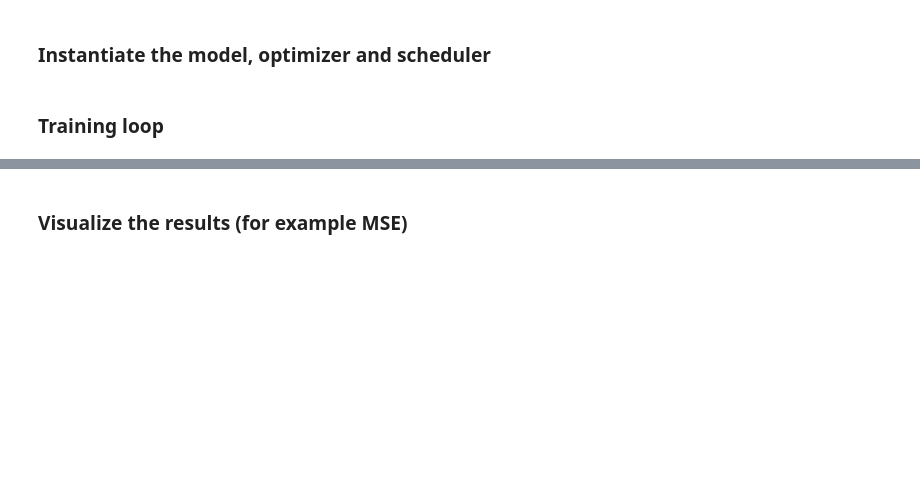
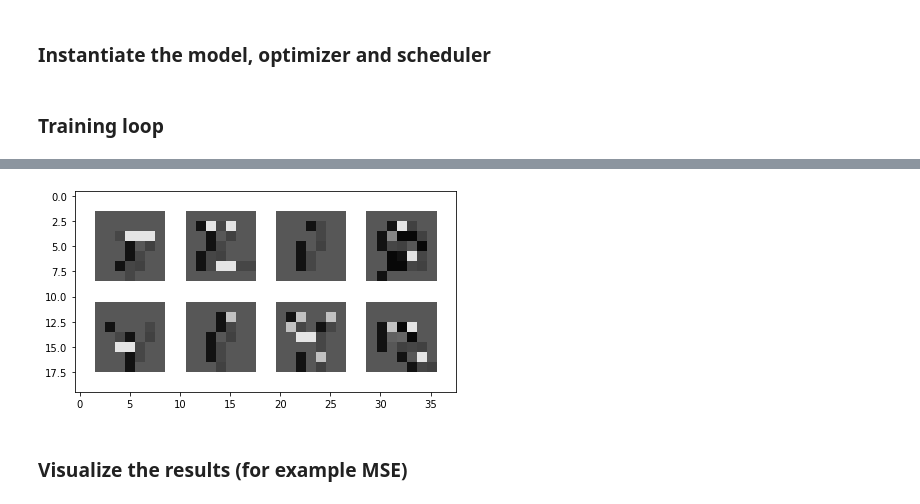
Before and after one commit to broadinstitute/genus, a Jupyter notebook: src/notebook6_VQ-VAE_MNIST.ipynb, the cells around one changed output, grey strips where cells are left out. Saved outputs shown, nothing was run; the diff lists cells and outputs as text; code cells hidden in the pictures; blank space fills up the shorter version.

```diff
--- a/src/notebook6_VQ-VAE_MNIST.ipynb
+++ b/src/notebook6_VQ-VAE_MNIST.ipynb
@@ -284,3 +387,7 @@ show_batch(output.imgs)
+# %%
+show_batch(output.inference.index, n_padding=2, pad_value=255)
+# %% [output]
+[figure, added]
 # %% [markdown]
 ### Visualize the results (for example MSE)
 # %%
```
Also changed, not shown: parts of 12 cells of this notebook.
